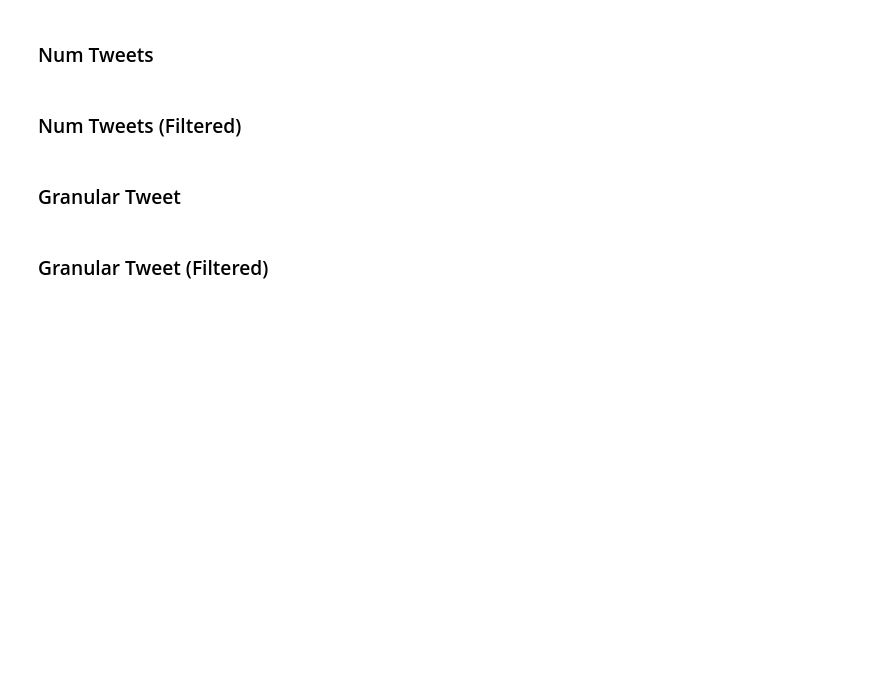
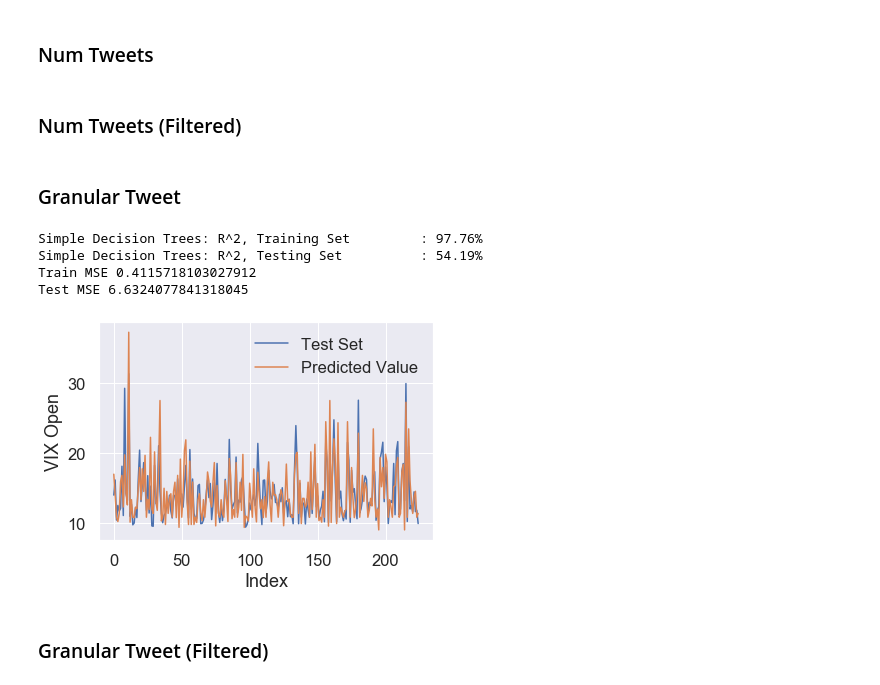
Before and after one commit to ddemarco96/FinalProject40, a Jupyter notebook: Milestone4_Dylan.ipynb, the cells around one changed output. Cells and saved outputs as stored; diff of their text form; code cells hidden in the pictures; blank space fills up the shorter version.

Commit message:
Priliminary models

```diff
--- a/Milestone4_Dylan.ipynb
+++ b/Milestone4_Dylan.ipynb
@@ -161,7 +170,50 @@ NameError: name 'train_test_split' is not defined
 ### Num Tweets
 # %% [markdown]
 ### Num Tweets (Filtered)
+# %%
+skip_predictors = ['VIX Open', 'Date']
+dow_predictors = ['dow_d_min_1', 'dow_d_min_2', 'dow_d_min_3', 'dow_d_min_4', 'dow_d_min_5']
+trump_predictors = [('polarity', 'max'), ('polarity', 'mean'), ('polarity', 'min'), ('subjectivity', 'max'), ('subjectivity', 'mean'), ('subjectivity', 'min'), ('word_mentions', 'sum')]
 # %% [markdown]
 ### Granular Tweet
+# %%
+# average model tweet model
+## basic model fitting
+gt_train, gt_test = train_test_split(model_df_full, train_size=0.7, random_state=42)
+
+predictors = ['VIX Open', 'Date', 'dow_d_min_1', 'dow_d_min_2', 'dow_d_min_3', 'dow_d_min_4', 'dow_d_min_5']
+
+# Split Data into X,Y
+X_train, y_train = gt_train[gt_train.columns.difference(skip_predictors + trump_predictors)], gt_train['VIX Open']
+X_test, y_test = gt_test[gt_test.columns.difference(skip_predictors + trump_predictors)], gt_test['VIX Open']
+
+model = DecisionTreeRegressor(max_depth=10, random_state=42)
+model.fit(X_train, y_train)
+
+# Check inital accuracy of Tree model
+acc_trees_training = model.score(X_train, y_train)
+acc_trees_testing  = model.score(X_test, y_test)
+
+# These are changing with each fit, plus we want a more validated choice for depth, so do that
+print("Simple Decision Trees: R^2, Training Set \t : {:.2%}".format(acc_trees_training))
+print("Simple Decision Trees: R^2, Testing Set \t : {:.2%}".format(acc_trees_testing))
+
+y_pred_train = model.predict(X_train)
+y_pred_test = model.predict(X_test)
+print("Train MSE", mean_squared_error(y_train, y_pred_train))
+print("Test MSE", mean_squared_error(y_test, y_pred_test))
+
+x = np.arange(0,y_test.shape[0],1)
+sns.set(font_scale=1.5)
+sns.lineplot(x ,y_test, label = 'Test Set')
+sns.lineplot(x ,y_pred_test, label = 'Predicted Value')
+plt.xlabel('Index')
+plt.show()
+# %% [output]
+Simple Decision Trees: R^2, Training Set         : 97.76%
+Simple Decision Trees: R^2, Testing Set          : 54.19%
+Train MSE 0.4115718103027912
+Test MSE 6.6324077841318045
+[figure, added]
 # %% [markdown]
 ### Granular Tweet (Filtered)
```
Also changed, not shown: parts of 3 cells of this notebook.
